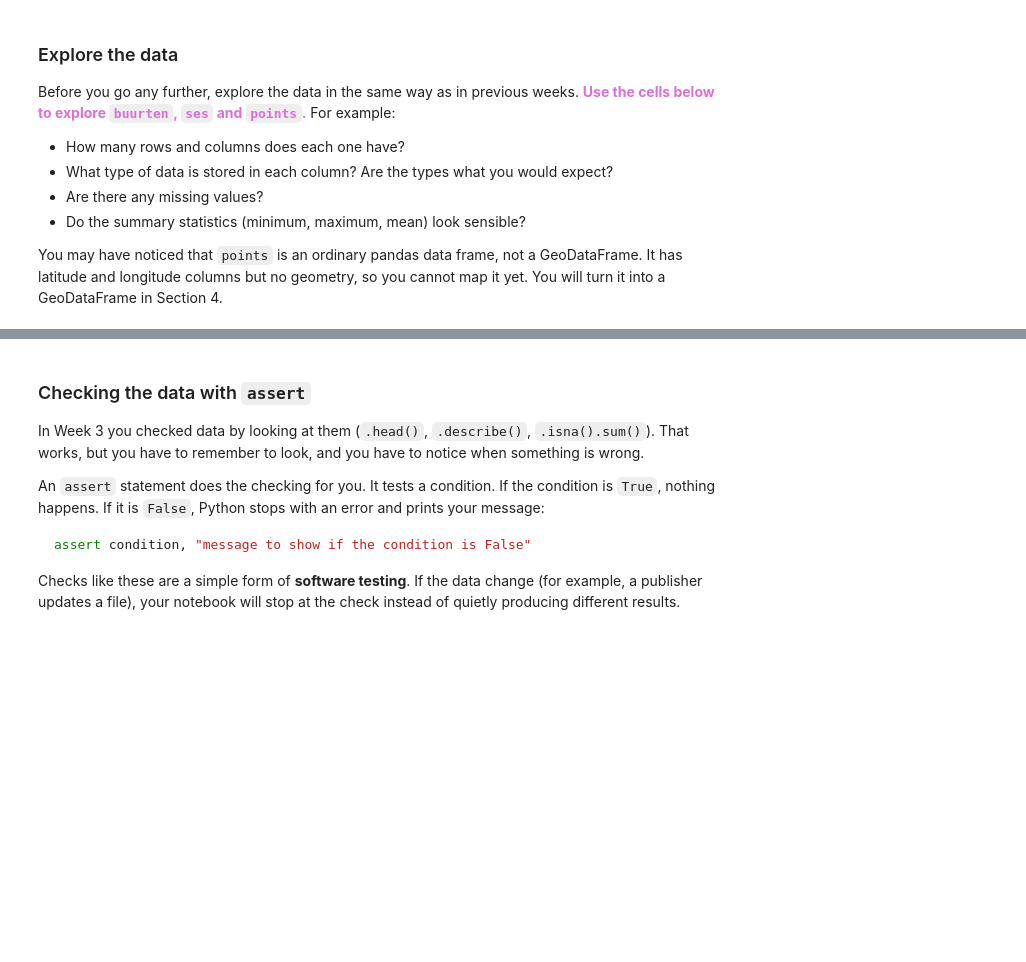
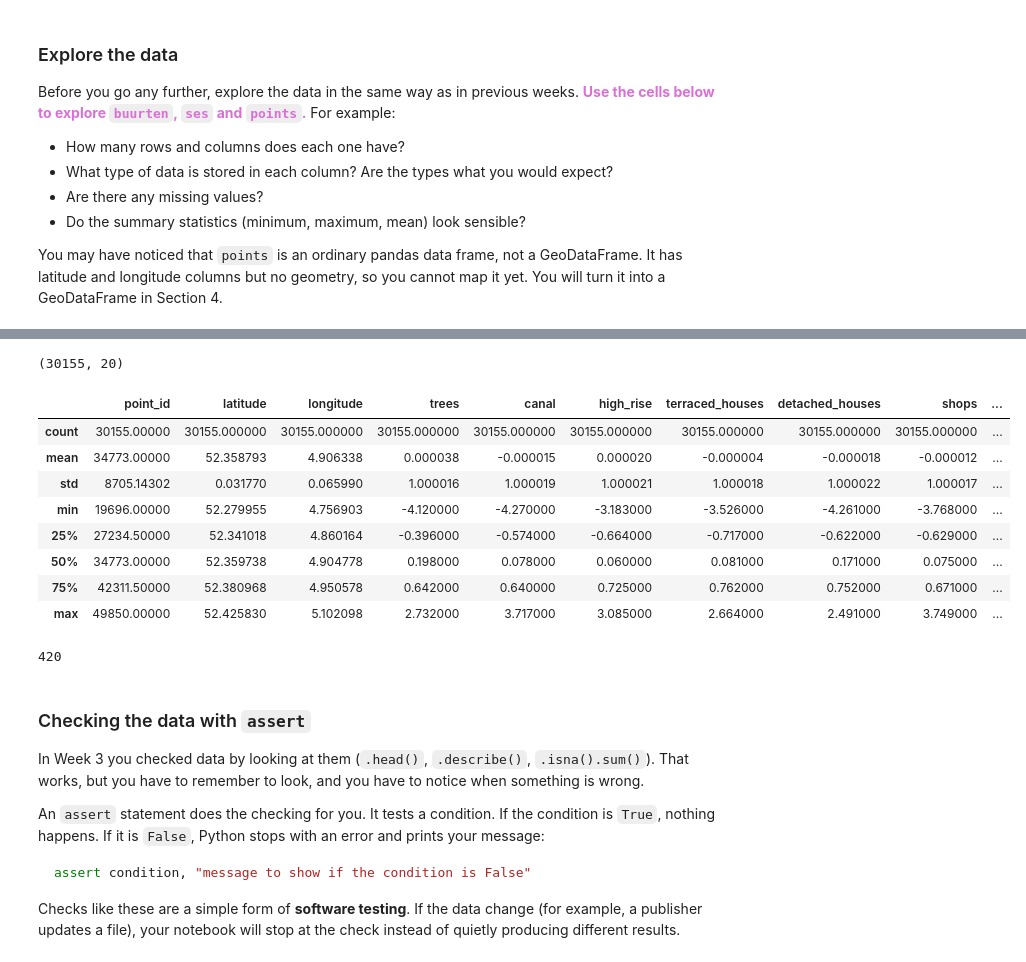
Before and after one commit to nkzx0310/GEOG5415M, a Jupyter notebook: notebooks/Week_9_Reproducibility.ipynb, the cells around one changed output, grey strips where cells are left out. Drawn from its saved outputs; the diff is of its cells as text; code cells hidden in the pictures; blank space fills up the shorter version.

```diff
--- a/notebooks/Week_9_Reproducibility.ipynb
+++ b/notebooks/Week_9_Reproducibility.ipynb
@@ -169,3 +247,23 @@ You may have noticed that `points` is an ordinary pandas data frame, not a GeoDa
+# %%
+points.shape
+# %% [output]
+(30155, 20)
+# %%
+points.describe()
+# %% [output]
+|  | point_id | latitude | longitude | trees | canal | high_rise | terraced_houses | detached_houses | shops | ... |
+| count | 30155.00000 | 30155.000000 | 30155.000000 | 30155.000000 | 30155.000000 | 30155.000000 | 30155.000000 | 30155.000000 | 30155.000000 | ... |
+| mean | 34773.00000 | 52.358793 | 4.906338 | 0.000038 | -0.000015 | 0.000020 | -0.000004 | -0.000018 | -0.000012 | ... |
+| std | 8705.14302 | 0.031770 | 0.065990 | 1.000016 | 1.000019 | 1.000021 | 1.000018 | 1.000022 | 1.000017 | ... |
+| min | 19696.00000 | 52.279955 | 4.756903 | -4.120000 | -4.270000 | -3.183000 | -3.526000 | -4.261000 | -3.768000 | ... |
+| 25% | 27234.50000 | 52.341018 | 4.860164 | -0.396000 | -0.574000 | -0.664000 | -0.717000 | -0.622000 | -0.629000 | ... |
+| 50% | 34773.00000 | 52.359738 | 4.904778 | 0.198000 | 0.078000 | 0.060000 | 0.081000 | 0.171000 | 0.075000 | ... |
+| 75% | 42311.50000 | 52.380968 | 4.950578 | 0.642000 | 0.640000 | 0.725000 | 0.762000 | 0.752000 | 0.671000 | ... |
+| max | 49850.00000 | 52.425830 | 5.102098 | 2.732000 | 3.717000 | 3.085000 | 2.664000 | 2.491000 | 3.749000 | ... |
+# %%
+len(ses)
+# %% [output]
+420
 # %% [markdown]
 ### Checking the data with `assert`
 
```
Also changed, not shown: parts of 16 cells of this notebook.
